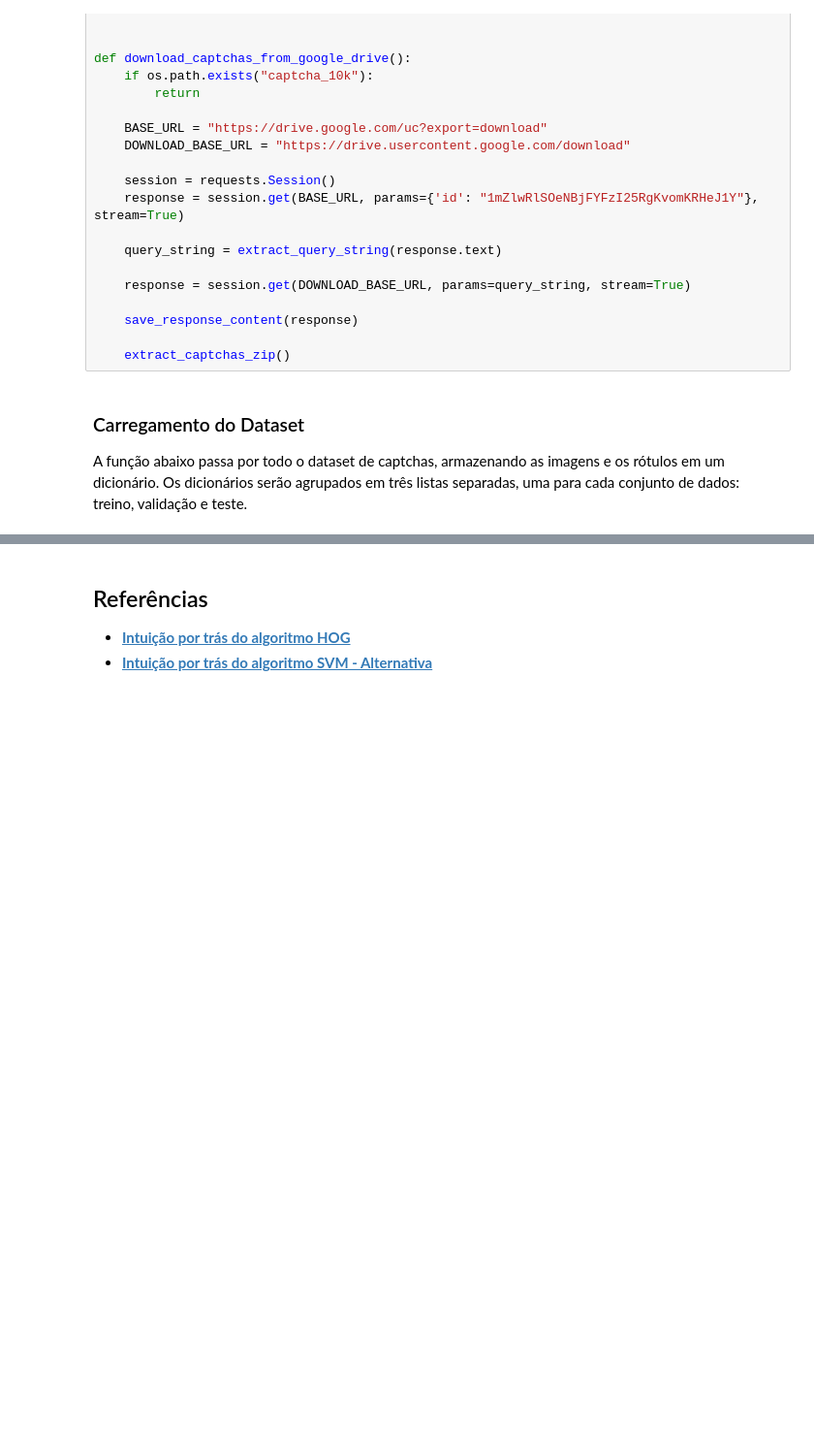
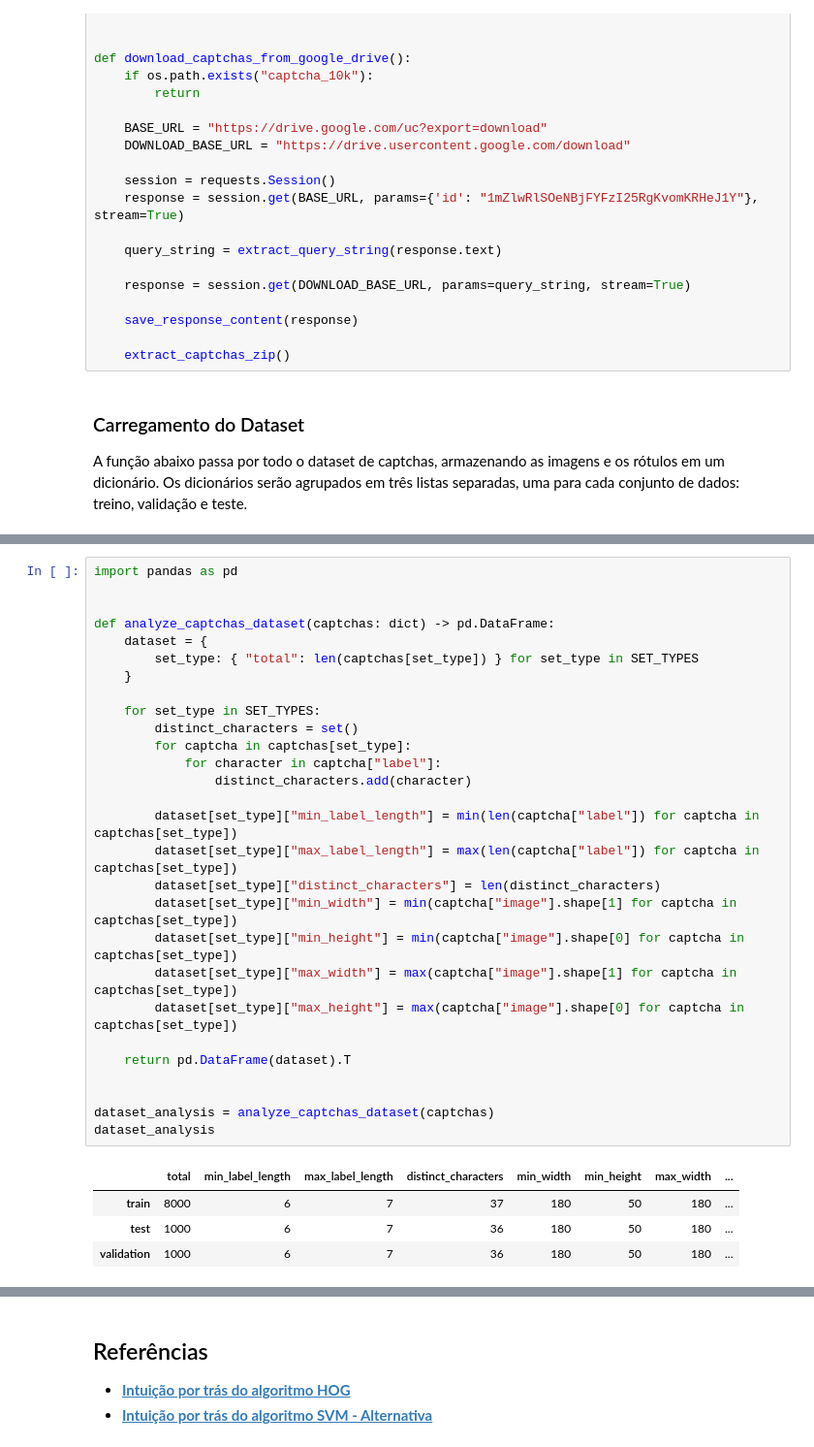
Before and after one commit to pedro-de-oliveira-guedes/captcha-recognition, a Jupyter notebook: captcha-recognition.ipynb, the cells around one changed output, grey strips where cells are left out. Shown at 97% size. Drawn from its saved outputs; the diff is of its cells as text; blank space fills up the shorter version.

```diff
--- a/captcha-recognition.ipynb
+++ b/captcha-recognition.ipynb
@@ -119,0 +151,33 @@ def load_captchas_dataset() -> dict:
+# %%
+import pandas as pd
+
+
+def analyze_captchas_dataset(captchas: dict) -> pd.DataFrame:
+    dataset = {
+        set_type: { "total": len(captchas[set_type]) } for set_type in SET_TYPES
+    }
+
+    for set_type in SET_TYPES:
+        distinct_characters = set()
+        for captcha in captchas[set_type]:
+            for character in captcha["label"]:
+                distinct_characters.add(character)
+
+        dataset[set_type]["min_label_length"] = min(len(captcha["label"]) for captcha in captchas[set_type])
+        dataset[set_type]["max_label_length"] = max(len(captcha["label"]) for captcha in captchas[set_type])
+        dataset[set_type]["distinct_characters"] = len(distinct_characters)
+        dataset[set_type]["min_width"] = min(captcha["image"].shape[1] for captcha in captchas[set_type])
+        dataset[set_type]["min_height"] = min(captcha["image"].shape[0] for captcha in captchas[set_type])
+        dataset[set_type]["max_width"] = max(captcha["image"].shape[1] for captcha in captchas[set_type])
+        dataset[set_type]["max_height"] = max(captcha["image"].shape[0] for captcha in captchas[set_type])
+
+    return pd.DataFrame(dataset).T
+
+
+dataset_analysis = analyze_captchas_dataset(captchas)
+dataset_analysis
+# %% [output]
+|  | total | min_label_length | max_label_length | distinct_characters | min_width | min_height | max_width | ... |
+| train | 8000 | 6 | 7 | 37 | 180 | 50 | 180 | ... |
+| test | 1000 | 6 | 7 | 36 | 180 | 50 | 180 | ... |
+| validation | 1000 | 6 | 7 | 36 | 180 | 50 | 180 | ... |
```
Also changed, not shown: parts of 21 cells of this notebook.
